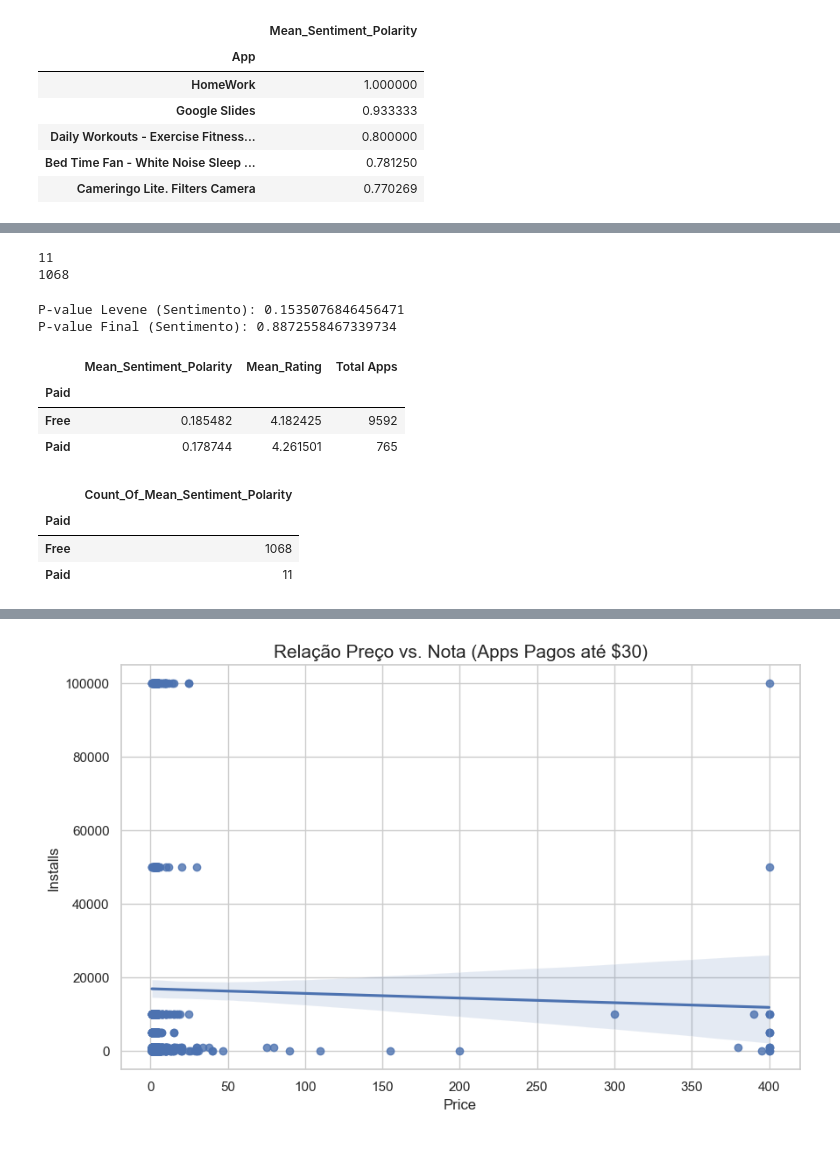
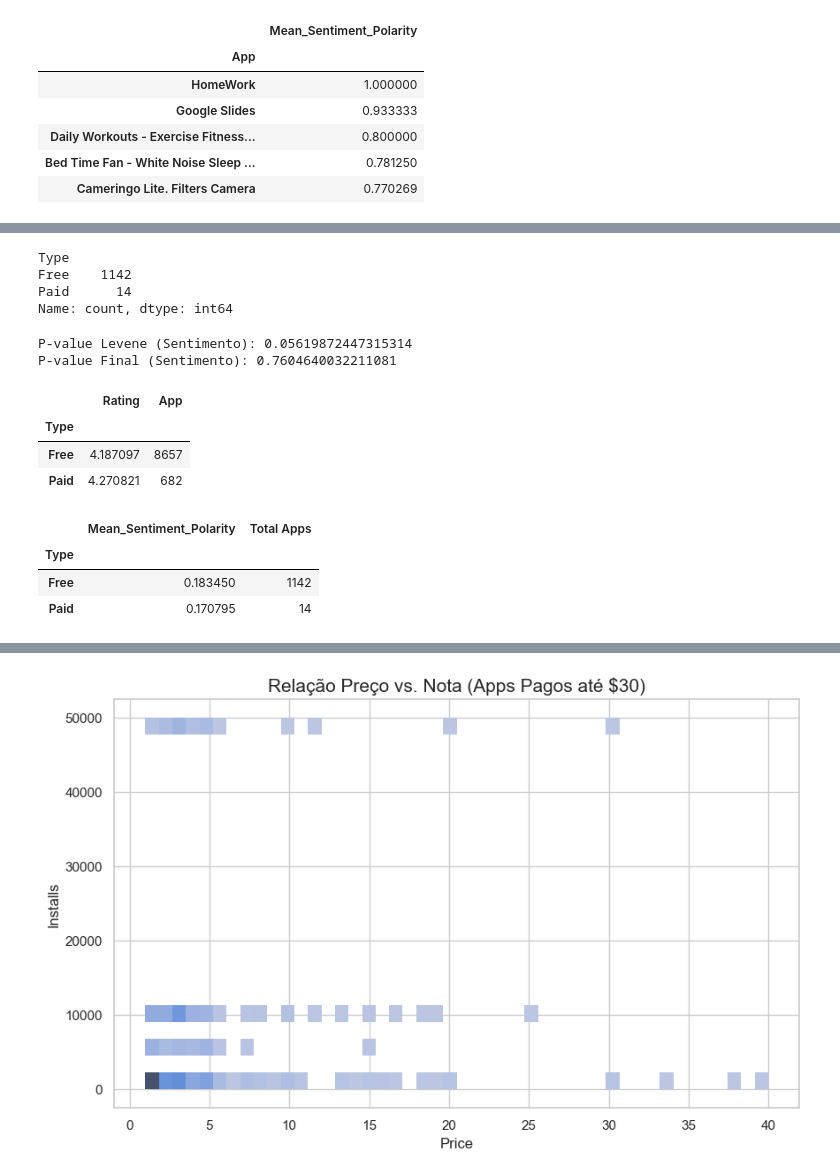
Before and after one commit to CesarMancioSilva/Playstore_exercise, a Jupyter notebook: notebooks/eda/02_1_eda.ipynb, the cells around one changed output, grey strips where cells are left out. Saved outputs shown, nothing was run; the diff lists cells and outputs as text; code cells hidden in the pictures; blank space fills up the shorter version.

```diff
--- a/notebooks/eda/02_1_eda.ipynb
+++ b/notebooks/eda/02_1_eda.ipynb
@@ -5,7 +5,7 @@ import seaborn as sns
 import matplotlib.pyplot as plt
 from scipy import stats
 # %%
-root_path = pl.Path.cwd().parent
+root_path = pl.Path.cwd().parent.parent
 data_path = root_path / "data"
 # %%
 data = pd.read_csv(data_path /"Intermed" / "googleplaystore_clean.csv")
@@ -71,7 +65,3 @@ None
-# %%
-data = data[data.Price != "Everyone"]
-data.Price = data.Price.str.replace("$","")
-data["Price"] = pd.to_numeric(data["Price"],errors="coerce")
 # %%
 data.Price.describe()
 # %% [output]
@@ -86,4 +76 @@ max        400.000000
 Name: Price, dtype: float64
-# %%
-data["Paid"] = data.Price == 0
-data["Paid"].value_counts()
@@ -95,3 +77 @@ Name: count, dtype: int64
-# %%
-data["Paid"] = data["Paid"].astype(str).str.replace("True", "Free").str.replace("False", "Paid")
 # %%
@@ -232,54 +215,56 @@ memory usage: 1.3 MB
-# %%
-print(merged_data[merged_data['Paid'] == 'Paid']['Mean_Sentiment_Polarity'].notna().sum())
-print(merged_data[merged_data['Paid'] == 'Free']['Mean_Sentiment_Polarity'].notna().sum())
-# %% [output]
-11
-1068
+# %%
+merged_data["Type"].value_counts()
+# %% [output]
+Type
+Free    1142
+Paid      14
+Name: count, dtype: int64
 # %%
 
 
-sentimento_free = merged_data[merged_data['Paid'] == 'Free']['Mean_Sentiment_Polarity'].dropna()
-sentimento_paid = merged_data[merged_data['Paid'] == 'Paid']['Mean_Sentiment_Polarity'].dropna()
+sentimento_free = merged_data[merged_data['Type'] == 'Free']['Mean_Sentiment_Polarity'].dropna()
+sentimento_paid = merged_data[merged_data['Type'] == 'Paid']['Mean_Sentiment_Polarity'].dropna()
 
-# 2. Teste de Levene (Variância)
 stat, p_levene = stats.levene(sentimento_free, sentimento_paid)
 print(f"P-value Levene (Sentimento): {p_levene}")
 
-# 3. Teste T (Ajustado pela variância)
 t_stat, p_final = stats.ttest_ind(sentimento_free, sentimento_paid, equal_var=(p_levene > 0.05))
 
 print(f"P-value Final (Sentimento): {p_final}")
 # %% [output]
-P-value Levene (Sentimento): 0.1535076846456471
-P-value Final (Sentimento): 0.8872558467339734
+P-value Levene (Sentimento): 0.05619872447315314
+P-value Final (Sentimento): 0.7604640032211081
+# %%
+resume_main = data.groupby("Type").agg({
+    "Rating":"mean",
+    "App":"count"
+})
+display(resume_main)
+# %% [output]
+|  | Rating | App |
+| Type |  |  |
+| Free | 4.187097 | 8657 |
+| Paid | 4.270821 | 682 |
 # %%
-resume = merged_data.groupby(["Paid"]).agg({
+resume = merged_data.groupby(["Type"]).agg({
     "Mean_Sentiment_Polarity":"mean",
-    "Rating":"mean",
     "App":"count"
     }).rename(columns={
         "App": "Total Apps",
-        "Rating": "Mean_Rating"
+        "Rating": "Rating"
         }).sort_values("Mean_Sentiment_Polarity",ascending=False)
 display(resume.head())
-
-merged_data_sentiment = merged_data[merged_data.Mean_Sentiment_Polarity.notna()]
-merged_data_sentiment.groupby("Paid").agg({"Mean_Sentiment_Polarity":"count"}).rename(columns={"Mean_Sentiment_Polarity":"Count_Of_Mean_Sentiment_Polarity"})
 # %% [output]
-|  | Mean_Sentiment_Polarity | Mean_Rating | Total Apps |
-| Paid |  |  |  |
-| Free | 0.185482 | 4.182425 | 9592 |
-| Paid | 0.178744 | 4.261501 | 765 |
+|  | Mean_Sentiment_Polarity | Total Apps |
+| Type |  |  |
+| Free | 0.183450 | 1142 |
+| Paid | 0.170795 | 14 |
-|  | Count_Of_Mean_Sentiment_Polarity |
-| Paid |  |
-| Free | 1068 |
-| Paid | 11 |
 # %%
-# Cada condição entre () e unidas por &
-data_normal_price = data[(data['Installs'] < 500000) & (data['Paid'] == 'Paid')]
 
+data_normal_price = data[(data['Price'] < 50) & (data['Type'] == 'Paid') & (data["Installs"]<60000)]
+display(data_normal_price.head())
 plt.figure(figsize=(10, 6))
-sns.regplot(data=data_normal_price, x="Price", y="Installs")
+sns.histplot(data=data_normal_price, x="Price",y="Installs")
 
 plt.title('Relação Preço vs. Nota (Apps Pagos até $30)', fontsize=15)
 plt.show()
@@ -287 +278 @@ plt.show()
-[figure, old version]
+[figure, new version]
```
Also changed, not shown: parts of 18 cells of this notebook, 5 other files.
